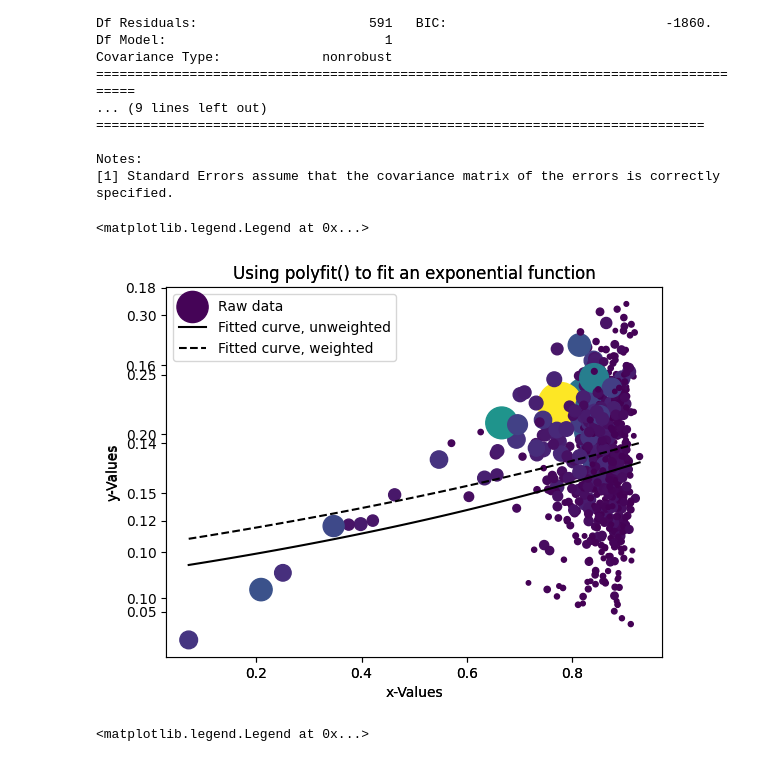
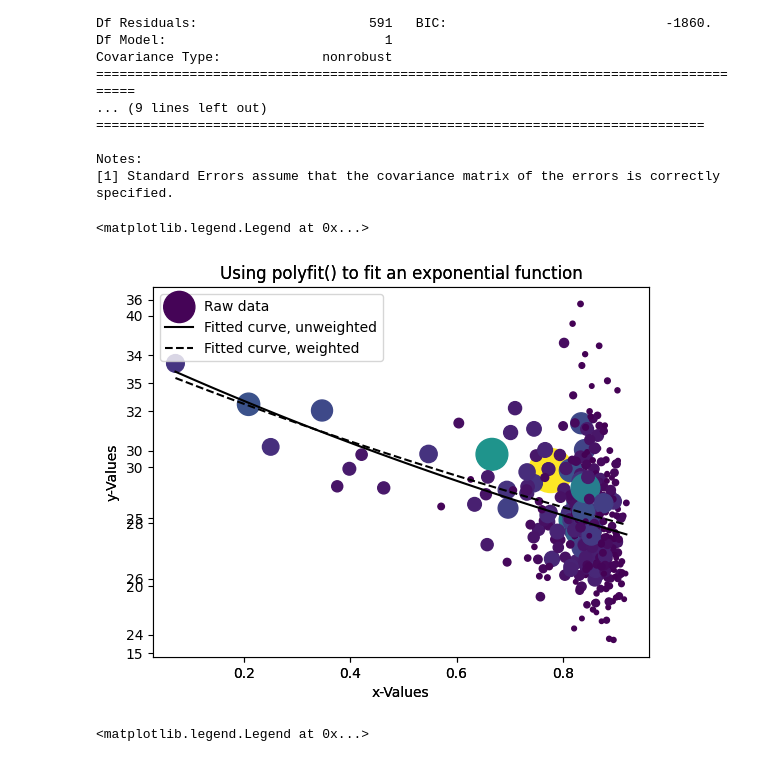
Before and after one commit to Fractate/us_transport_analysis, a Jupyter notebook: us_transport_analysis.ipynb, the cells around one changed output. Drawn from its saved outputs; the diff is of its cells as text; code cells hidden in the pictures.

```diff
--- a/us_transport_analysis.ipynb
+++ b/us_transport_analysis.ipynb
@@ -769,13 +769,15 @@ Covariance Type:             nonrobust
 Notes:
 [1] Standard Errors assume that the covariance matrix of the errors is correctly specified.
 # %%
+df_temp = df.dropna(subset=['vehicles_per_worker','average_commute_time_per_worker_drive_alone','total_population'])
 # # # practice a normal scatter plot
-x = df['vehicles_per_worker']
+x = df_temp['vehicles_per_worker']
 # x = df['log_vehicles_per_worker']
 
+y = df_temp['average_commute_time_per_worker_drive_alone']
 # y = df['pct_car_wrkr_cmute_01_to_14_min']
 # y = df['pct_car_wrkr_cmute_15_to_29_min']
-y = df['pct_car_wrkr_cmute_30_to_44_min']
+# y = df['pct_car_wrkr_cmute_30_to_44_min']
 # y = df['pct_car_wrkr_cmute_44_to_59_min']
 # y = df['pct_car_wrkr_cmute_over_60_min']
 
@@ -786,7 +788,7 @@ x = x
 # Create fake y-data
 a = 4.5
 b = 0.5
-c = df['total_population']
+c = df_temp['total_population']
 y = y
 
 # Fit a polynomial of degree 1 (a linear function) to the data
@@ -801,34 +803,34 @@ y_fitted = a * np.exp(b * x_fitted)
 import matplotlib.pyplot as plt
 
 ax = plt.axes()
 ax.plot(x_fitted, y_fitted, 'k', label='Fitted curve')
 ax.set_title('Using polyfit() to fit an exponential function')
 ax.set_ylabel('y-Values')
 # ax.set_ylim(0, 500)
 ax.set_xlabel('x-Values')
 ax.legend()
 
 # Fit a weighted polynomial of degree 1 (a linear function) to the data
 p = np.polyfit(x, np.log(y), 1, w=np.sqrt(y))
 
 # Convert the polynomial back into an exponential
 a = np.exp(p[1])
 b = p[0]
 x_fitted_weighted = np.linspace(np.min(x), np.max(x), 100)
 y_fitted_weighted = a * np.exp(b * x_fitted_weighted)
 
 # Plot
 ax = plt.axes()
 ax.scatter(x, y, c=c,s = c/10000, label='Raw data')
 ax.plot(x_fitted, y_fitted, 'k', label='Fitted curve, unweighted')
 ax.plot(x_fitted_weighted, y_fitted_weighted, 'k--', label='Fitted curve, weighted')
 ax.set_title('Using polyfit() to fit an exponential function')
 ax.set_ylabel('y-Values')
 ax.set_xlabel('x-Values')
 ax.legend()
 # %% [output]
 <matplotlib.legend.Legend at 0x...>
-[figure, old version]
+[figure, new version]
 # %%
 x = df['vehicles_per_worker']
 y = df['pct_car_wrkr_cmute_01_to_14_min']
```
Also changed, not shown: parts of 3 cells of this notebook, 2 other files.
